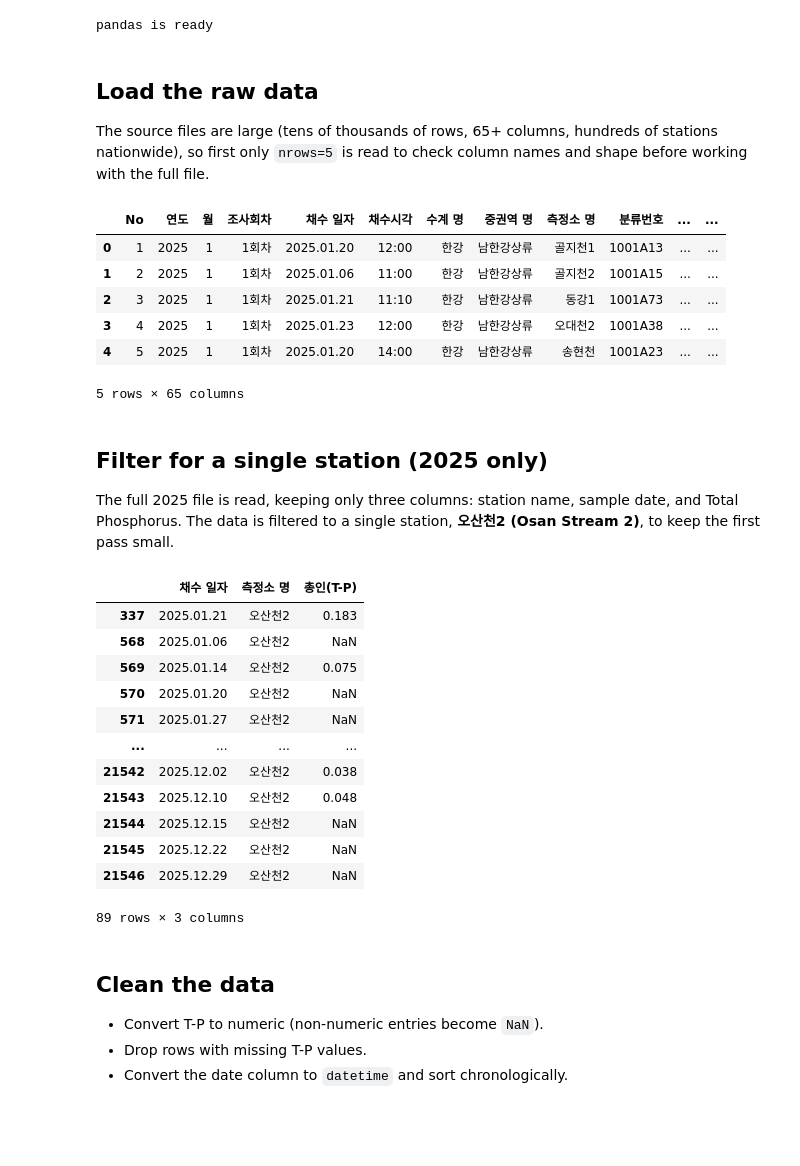
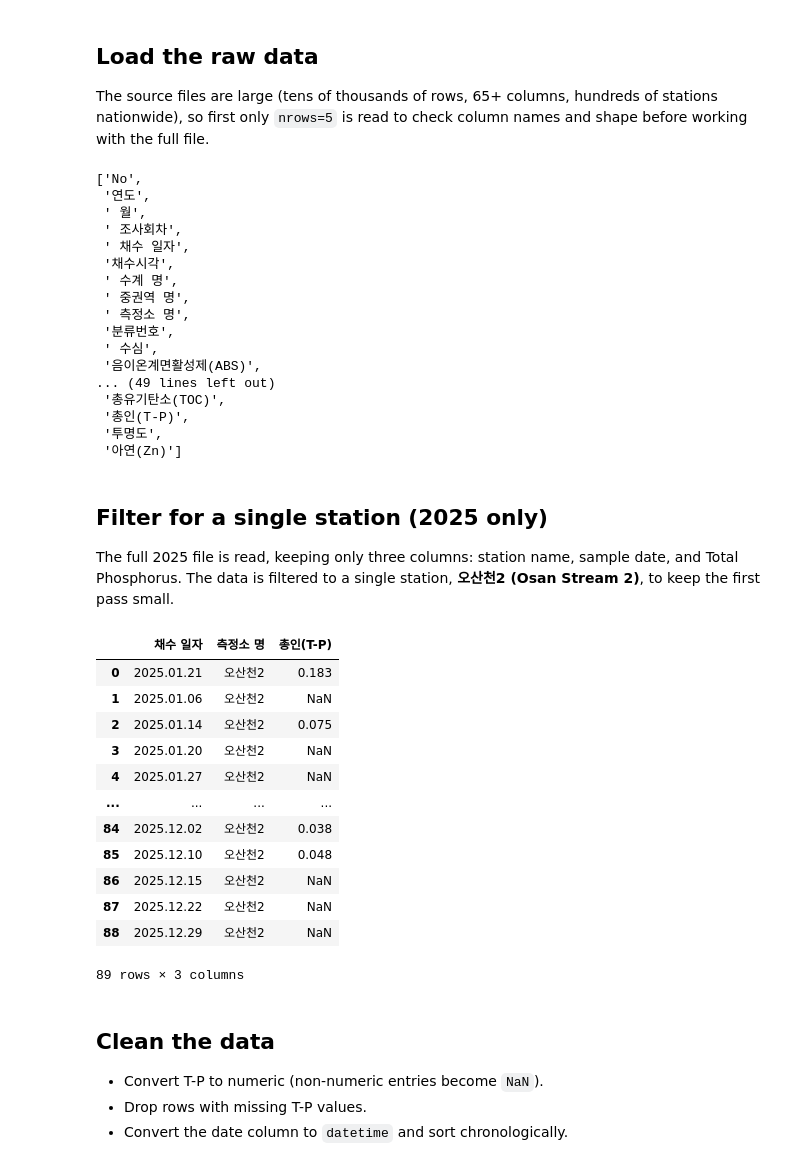
Before and after one commit to Azadbakht-Irsa/Geumho-water-quality-monitoring-project, a Jupyter notebook: analysis/geumho_tp_analysis.ipynb, the cells around one changed output. Saved outputs shown, nothing was run; the diff lists cells and outputs as text; code cells hidden in the pictures; blank space fills up the shorter version.

```diff
--- a/analysis/learning.ipynb
+++ b/analysis/geumho_tp_analysis.ipynb
@@ -12,42 +8,50 @@ Load `pandas`, used throughout for reading the Excel files and manipulating the
 # %%
 import pandas as pd
-print("pandas is ready")
+import matplotlib.pyplot as plt
-# %% [output]
-pandas is ready
 # %% [markdown]
 ## Load the raw data
 The source files are large (tens of thousands of rows, 65+ columns, hundreds of stations nationwide), so first only `nrows=5` is read to check column names and shape before working with the full file.
 # %%
 df = pd.read_excel("../data/전국수질측정자료_2025년_1~12월_일자료.xlsx", nrows=5)
-df.head()
+df.columns.tolist()
 # %% [output]
-|  | No | 연도 | 월 | 조사회차 | 채수 일자 | 채수시각 | 수계 명 | 중권역 명 | 측정소 명 | 분류번호 | ... | ... |
-| 0 | 1 | 2025 | 1 | 1회차 | 2025.01.20 | 12:00 | 한강 | 남한강상류 | 골지천1 | 1001A13 | ... | ... |
-| 1 | 2 | 2025 | 1 | 1회차 | 2025.01.06 | 11:00 | 한강 | 남한강상류 | 골지천2 | 1001A15 | ... | ... |
-| 2 | 3 | 2025 | 1 | 1회차 | 2025.01.21 | 11:10 | 한강 | 남한강상류 | 동강1 | 1001A73 | ... | ... |
-| 3 | 4 | 2025 | 1 | 1회차 | 2025.01.23 | 12:00 | 한강 | 남한강상류 | 오대천2 | 1001A38 | ... | ... |
-| 4 | 5 | 2025 | 1 | 1회차 | 2025.01.20 | 14:00 | 한강 | 남한강상류 | 송현천 | 1001A23 | ... | ... |
-5 rows × 65 columns
+['No',
+ '연도',
+ ' 월',
+ ' 조사회차',
+ ' 채수 일자',
+ '채수시각',
+ ' 수계 명',
+ ' 중권역 명',
+ ' 측정소 명',
+ '분류번호',
+ ' 수심',
+ '음이온계면활성제(ABS)',
+... (49 lines left out)
+ '총유기탄소(TOC)',
+ '총인(T-P)',
+ '투명도',
+ '아연(Zn)']
 # %% [markdown]
 ## Filter for a single station (2025 only)
 The full 2025 file is read, keeping only three columns: station name, sample date, and Total Phosphorus. The data is filtered to a single station, **오산천2 (Osan Stream 2)**, to keep the first pass small.
 # %%
 df_full = pd.read_excel("../data/전국수질측정자료_2025년_1~12월_일자료.xlsx", usecols=[" 측정소 명", " 채수 일자", "총인(T-P)"])
-station = df_full[df_full[" 측정소 명"] == "오산천2"]
+station = df_full[df_full[" 측정소 명"] == "오산천2"].reset_index(drop=True)
 station
 # %% [output]
 |  | 채수 일자 | 측정소 명 | 총인(T-P) |
-| 337 | 2025.01.21 | 오산천2 | 0.183 |
-| 568 | 2025.01.06 | 오산천2 | NaN |
-| 569 | 2025.01.14 | 오산천2 | 0.075 |
-| 570 | 2025.01.20 | 오산천2 | NaN |
-| 571 | 2025.01.27 | 오산천2 | NaN |
+| 0 | 2025.01.21 | 오산천2 | 0.183 |
+| 1 | 2025.01.06 | 오산천2 | NaN |
+| 2 | 2025.01.14 | 오산천2 | 0.075 |
+| 3 | 2025.01.20 | 오산천2 | NaN |
+| 4 | 2025.01.27 | 오산천2 | NaN |
 | ... | ... | ... | ... |
-| 21542 | 2025.12.02 | 오산천2 | 0.038 |
-| 21543 | 2025.12.10 | 오산천2 | 0.048 |
-| 21544 | 2025.12.15 | 오산천2 | NaN |
-| 21545 | 2025.12.22 | 오산천2 | NaN |
-| 21546 | 2025.12.29 | 오산천2 | NaN |
+| 84 | 2025.12.02 | 오산천2 | 0.038 |
+| 85 | 2025.12.10 | 오산천2 | 0.048 |
+| 86 | 2025.12.15 | 오산천2 | NaN |
+| 87 | 2025.12.22 | 오산천2 | NaN |
+| 88 | 2025.12.29 | 오산천2 | NaN |
 89 rows × 3 columns
 # %% [markdown]
 ## Clean the data
```
Also changed, not shown: parts of 3 cells of this notebook, 2 other files.
